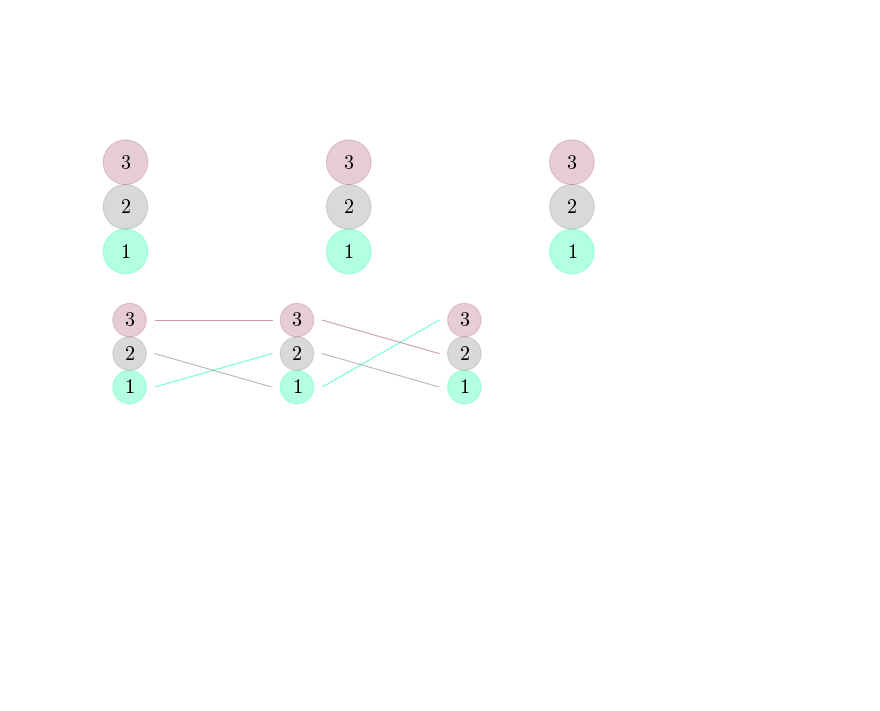
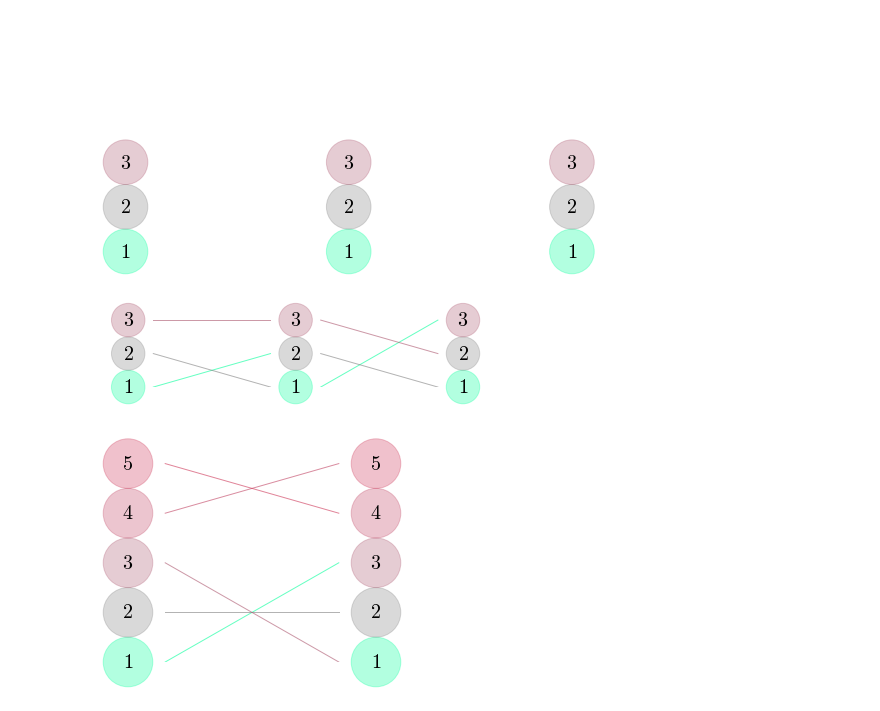
Before and after one commit to patonelli/map2110-modelagem, a Jupyter notebook: matplotlibteste.ipynb, the cells around one changed output. Saved outputs shown, nothing was run; the diff lists cells and outputs as text; code cells hidden in the pictures; blank space fills up the shorter version.

```diff
--- a/matplotlibteste.ipynb
+++ b/matplotlibteste.ipynb
@@ -160,3 +160,12 @@ mapa_permu(0,[2,1,3])
 mapa_permu(1.0, [3,1,2])
 # %% [output]
 [figure]
+# %%
+plt.axes(aspect="equal")
+fig1 = plt.gcf()
+plt.axis("off")
+pilha_de_circulos(0,5)
+pilha_de_circulos(1,5)
+mapa_permu(0,[3,2,1,5,4])
+# %% [output]
+[figure, added]
```
